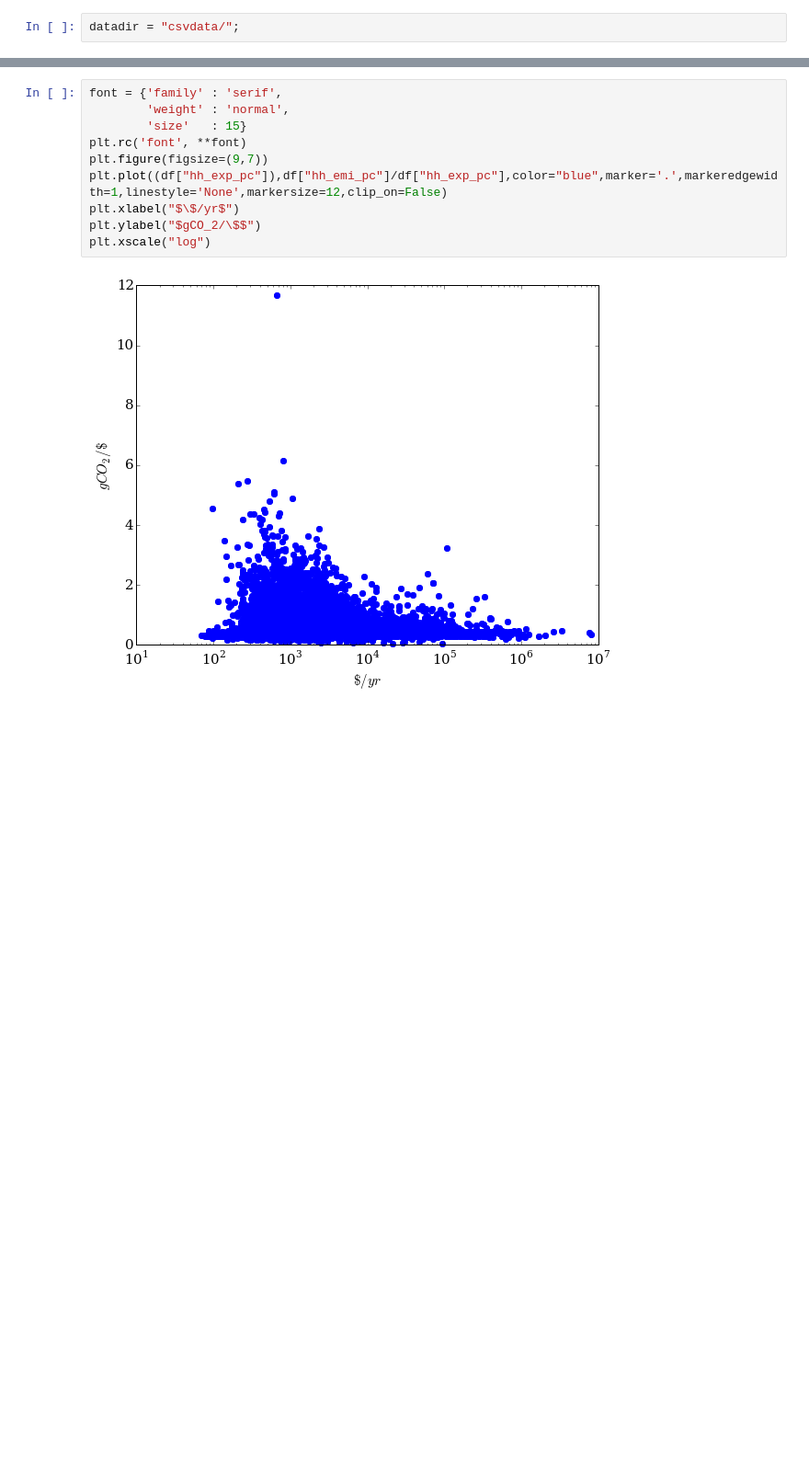
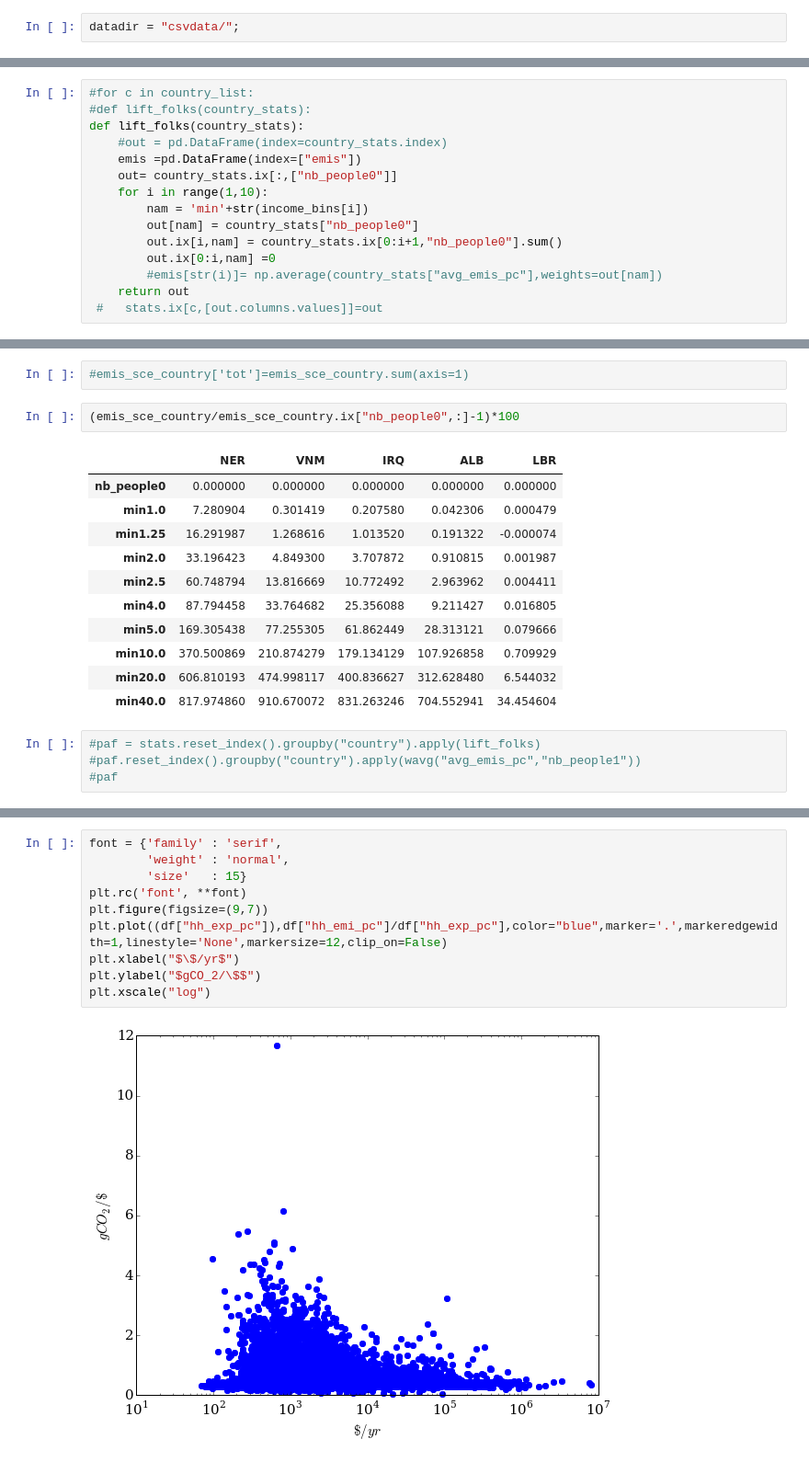
Before and after one commit to adrivsh/hh_emi_ineq, a Jupyter notebook: emission_intensity.ipynb, the cells around one changed output, grey strips where cells are left out. Shown: that part at 92% size. Cells and saved outputs as stored; diff of their text form; blank space fills up the shorter version.

```diff
--- a/emission_intensity.ipynb
+++ b/emission_intensity.ipynb
@@ -58,0 +235,15 @@ KeyError: 'hh_emi'
+# %%
+#for c in country_list:
+#def lift_folks(country_stats):
+def lift_folks(country_stats):
+    #out = pd.DataFrame(index=country_stats.index)
+    emis =pd.DataFrame(index=["emis"])
+    out= country_stats.ix[:,["nb_people0"]]
+    for i in range(1,10):
+        nam = 'min'+str(income_bins[i])
+        out[nam] = country_stats["nb_people0"]
+        out.ix[i,nam] = country_stats.ix[0:i+1,"nb_people0"].sum()
+        out.ix[0:i,nam] =0
+        #emis[str(i)]= np.average(country_stats["avg_emis_pc"],weights=out[nam])
+    return out
+ #   stats.ix[c,[out.columns.values]]=out
@@ -58,0 +259,20 @@ KeyError: 'hh_emi'
+# %%
+#emis_sce_country['tot']=emis_sce_country.sum(axis=1)
+# %%
+(emis_sce_country/emis_sce_country.ix["nb_people0",:]-1)*100
+# %% [output]
+|  | NER | VNM | IRQ | ALB | LBR |
+| nb_people0 | 0.000000 | 0.000000 | 0.000000 | 0.000000 | 0.000000 |
+| min1.0 | 7.280904 | 0.301419 | 0.207580 | 0.042306 | 0.000479 |
+| min1.25 | 16.291987 | 1.268616 | 1.013520 | 0.191322 | -0.000074 |
+| min2.0 | 33.196423 | 4.849300 | 3.707872 | 0.910815 | 0.001987 |
+| min2.5 | 60.748794 | 13.816669 | 10.772492 | 2.963962 | 0.004411 |
+| min4.0 | 87.794458 | 33.764682 | 25.356088 | 9.211427 | 0.016805 |
+| min5.0 | 169.305438 | 77.255305 | 61.862449 | 28.313121 | 0.079666 |
+| min10.0 | 370.500869 | 210.874279 | 179.134129 | 107.926858 | 0.709929 |
+| min20.0 | 606.810193 | 474.998117 | 400.836627 | 312.628480 | 6.544032 |
+| min40.0 | 817.974860 | 910.670072 | 831.263246 | 704.552941 | 34.454604 |
+# %%
+#paf = stats.reset_index().groupby("country").apply(lift_folks)
+#paf.reset_index().groupby("country").apply(wavg("avg_emis_pc","nb_people1"))
+#paf
```
Also changed, not shown: parts of 34 cells of this notebook, 12 other files.
